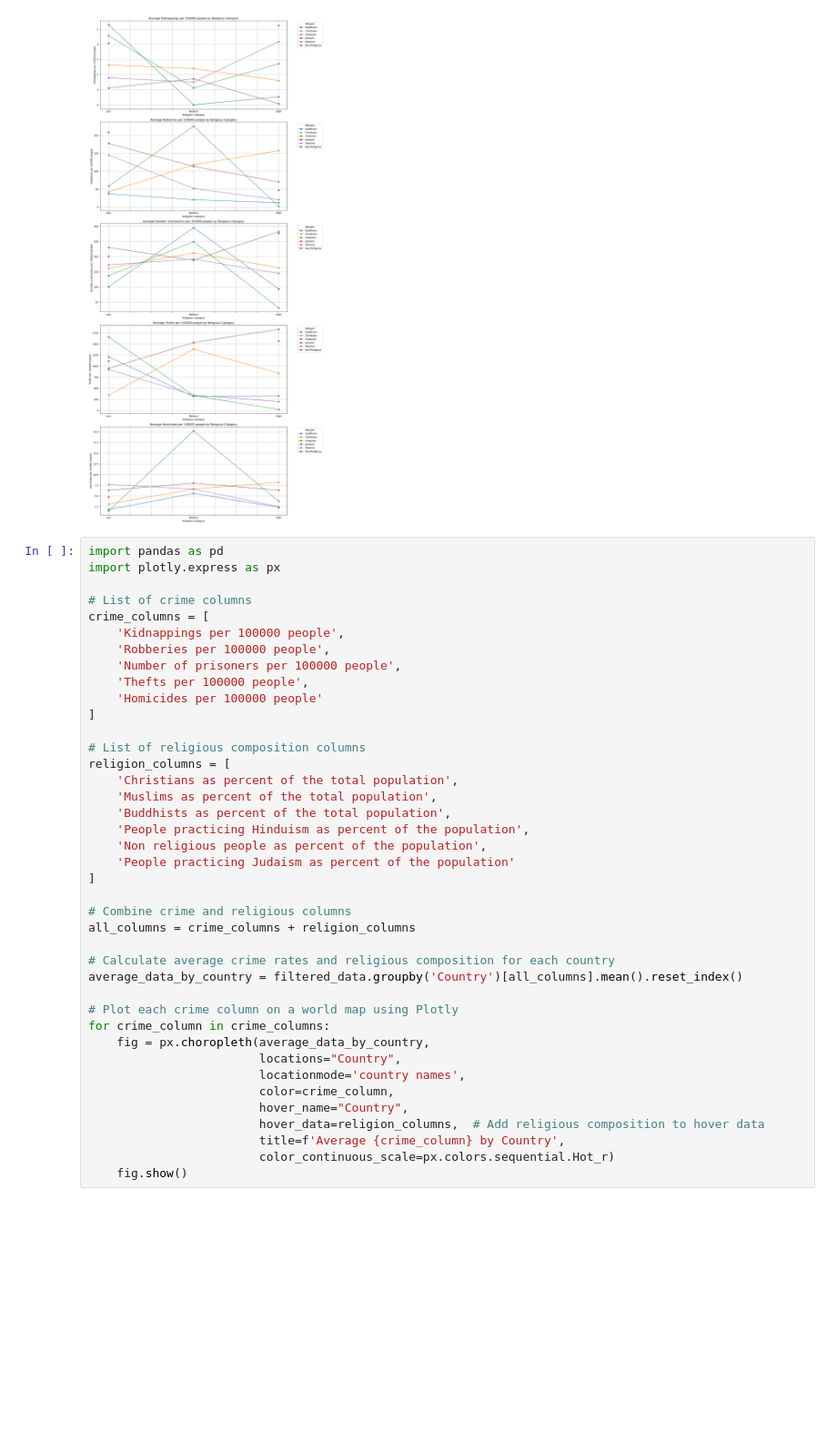
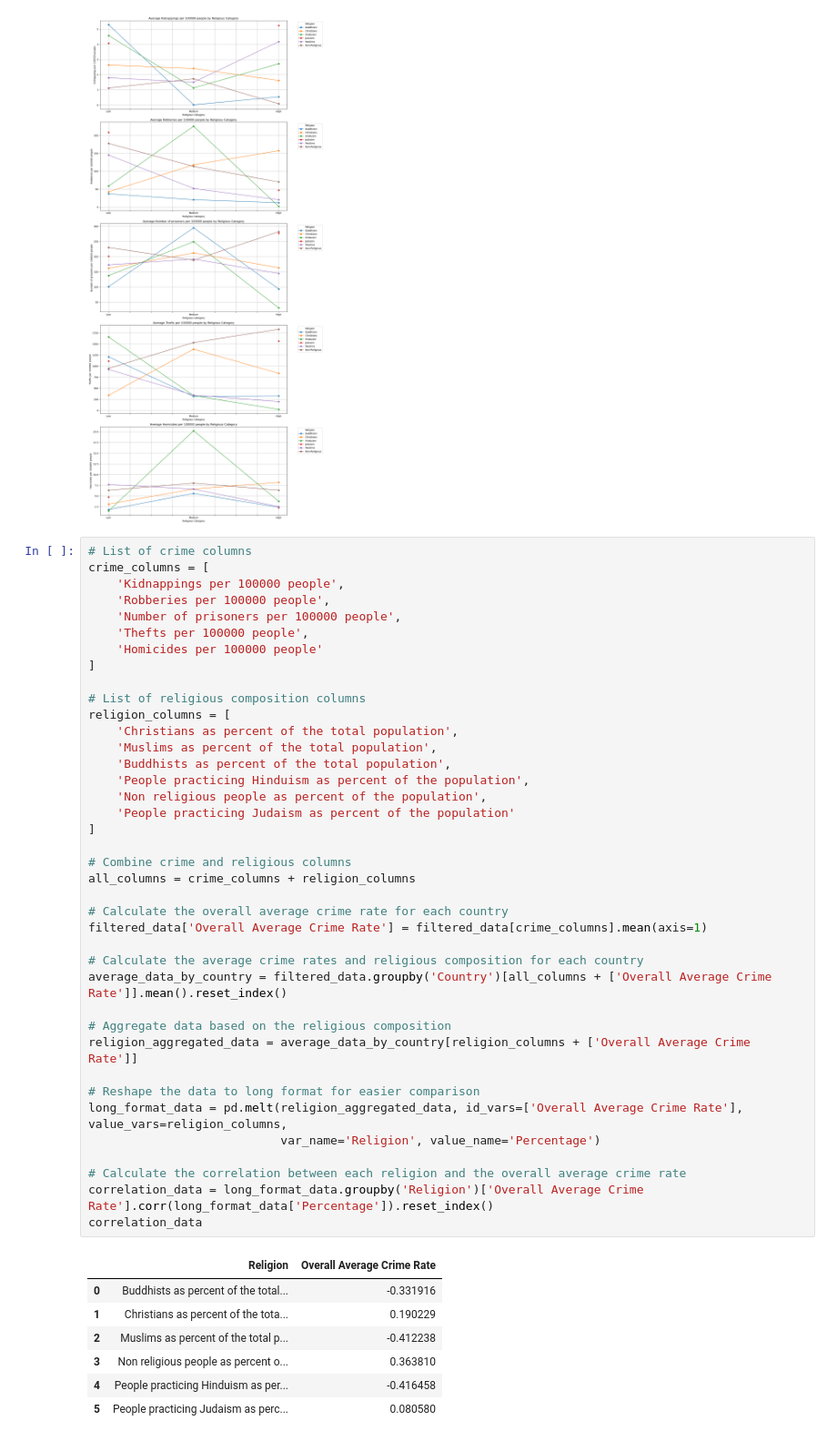
Before and after one commit to bikerdouglas/religions_crimes, a Jupyter notebook: main.ipynb, the cells around one changed output. Shown at 91% size. Cells and saved outputs as stored; diff of their text form; blank space fills up the shorter version.

```diff
--- a/main.ipynb
+++ b/main.ipynb
@@ -276,42 +329,49 @@ plt.show()
 # %% [output]
 [figure]
 # %%
-import pandas as pd
-import plotly.express as px
-
 # List of crime columns
 crime_columns = [
     'Kidnappings per 100000 people',
     'Robberies per 100000 people',
     'Number of prisoners per 100000 people',
     'Thefts per 100000 people',
     'Homicides per 100000 people'
 ]
 
 # List of religious composition columns
 religion_columns = [
     'Christians as percent of the total population',
     'Muslims as percent of the total population',
     'Buddhists as percent of the total population',
     'People practicing Hinduism as percent of the population',
     'Non religious people as percent of the population',
     'People practicing Judaism as percent of the population'
 ]
 
 # Combine crime and religious columns
 all_columns = crime_columns + religion_columns
 
-# Calculate average crime rates and religious composition for each country
-average_data_by_country = filtered_data.groupby('Country')[all_columns].mean().reset_index()
+# Calculate the overall average crime rate for each country
+filtered_data['Overall Average Crime Rate'] = filtered_data[crime_columns].mean(axis=1)
 
-# Plot each crime column on a world map using Plotly
-for crime_column in crime_columns:
-    fig = px.choropleth(average_data_by_country,
-                        locations="Country",
-                        locationmode='country names',
-                        color=crime_column,
-                        hover_name="Country",
-                        hover_data=religion_columns,  # Add religious composition to hover data
-                        title=f'Average {crime_column} by Country',
-                        color_continuous_scale=px.colors.sequential.Hot_r)
-    fig.show()
+# Calculate the average crime rates and religious composition for each country
+average_data_by_country = filtered_data.groupby('Country')[all_columns + ['Overall Average Crime Rate']].mean().reset_index()
+
+# Aggregate data based on the religious composition
+religion_aggregated_data = average_data_by_country[religion_columns + ['Overall Average Crime Rate']]
+
+# Reshape the data to long format for easier comparison
+long_format_data = pd.melt(religion_aggregated_data, id_vars=['Overall Average Crime Rate'], value_vars=religion_columns,
+                           var_name='Religion', value_name='Percentage')
+
+# Calculate the correlation between each religion and the overall average crime rate
+correlation_data = long_format_data.groupby('Religion')['Overall Average Crime Rate'].corr(long_format_data['Percentage']).reset_index()
+correlation_data
+# %% [output]
+|  | Religion | Overall Average Crime Rate |
+| 0 | Buddhists as percent of the total... | -0.331916 |
+| 1 | Christians as percent of the tota... | 0.190229 |
+| 2 | Muslims as percent of the total p... | -0.412238 |
+| 3 | Non religious people as percent o... | 0.363810 |
+| 4 | People practicing Hinduism as per... | -0.416458 |
+| 5 | People practicing Judaism as perc... | 0.080580 |
```
Also changed, not shown: parts of 6 cells of this notebook.
